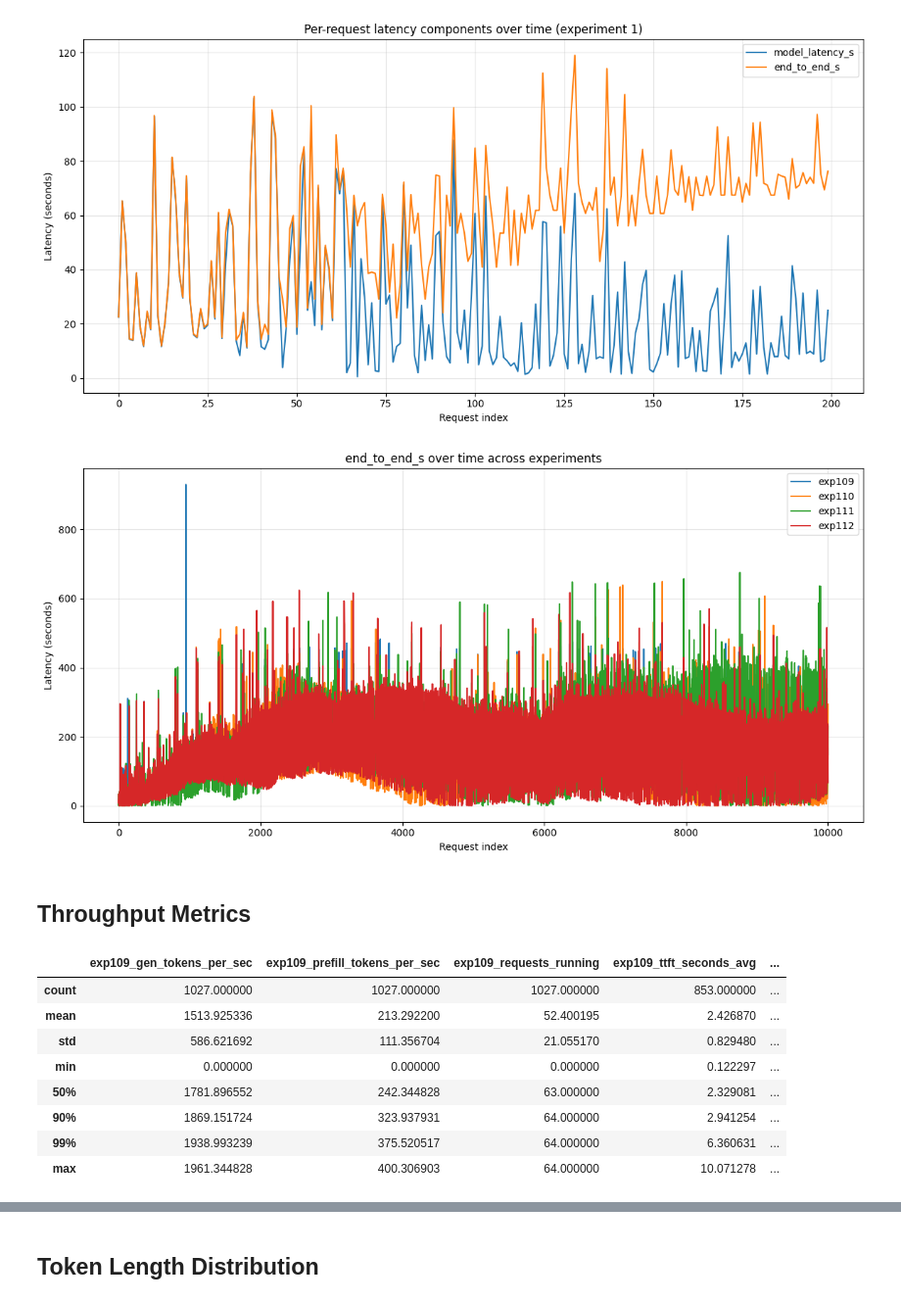
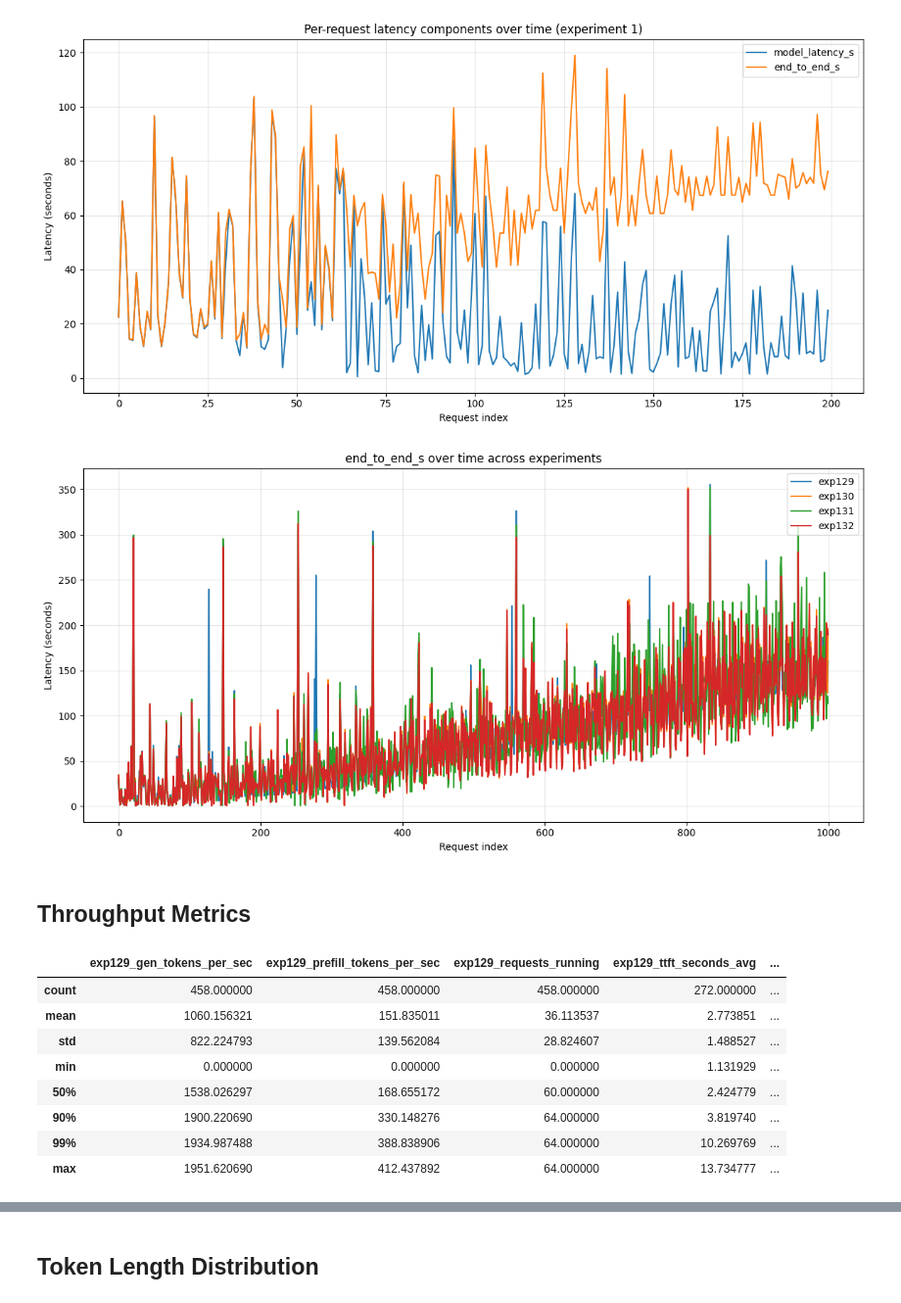
Before and after one commit to immengzi/LLM-LA, a Jupyter notebook: microservice/analysis.ipynb, the cells around one changed output, grey strips where cells are left out. Shown at 98% size. Cells and saved outputs as stored; diff of their text form; code cells hidden in the pictures.

Commit message:
fixed the lost request problem

```diff
--- a/microservice/analysis.ipynb
+++ b/microservice/analysis.ipynb
@@ -360,7 +370,12 @@ import matplotlib.pyplot as plt
 # experiments = [97, 98, 99, 100]
 # experiments = [101, 102, 103, 104]
 # experiments = [105, 106, 107, 108]
-experiments = [109, 110, 111, 112]
+# experiments = [109, 110, 111, 112]
+# experiments = [113, 114, 115, 116]
+# experiments = [117, 118, 119, 120]
+# experiments = [121, 122, 123, 124]
+# experiments = [125, 126, 127, 128]
+experiments = [129, 130, 131, 132]
 # ----------------------------
 
 # ---- choose ONE metric (uncomment exactly one) ----
@@ -371,34 +386,34 @@ metric = "end_to_end_s"          # total client → router → server → client
 # metric = "sidecar_queue_s"     # waiting time inside sidecar
 # metric = "vllm_compute_s"      # actual model compute time
 # metric = "router_post_result_s"
 # -----------------------------------------------
 
 plt.figure(figsize=(12, 6))
 
 for exp_id in experiments:
     df = (
         load_experiment_latencies(exp_id=exp_id)
         .sort_values("idx")
         .reset_index(drop=True)
     )
 
     if metric not in df.columns:
         print(f"Skipping exp{exp_id}: {metric} not found")
         continue
 
     x = df["idx"]
     y = df[metric]
 
     plt.plot(x, y, label=f"exp{exp_id}")
 
 plt.xlabel("Request index")
 plt.ylabel("Latency (seconds)")
 plt.title(f"{metric} over time across experiments")
 plt.legend(loc="upper right")
 plt.grid(True, alpha=0.3)
 plt.tight_layout()
 # %% [output]
-[figure, old version]
+[figure, new version]
 # %% [markdown]
 ## Throughput Metrics
 # %%
@@ -433,7 +448,12 @@ import pandas as pd
 # experiments = [97, 98, 99, 100]
 # experiments = [101, 102, 103, 104]
 # experiments = [105, 106, 107, 108]
-experiments = [109, 110, 111, 112]
+# experiments = [109, 110, 111, 112]
+# experiments = [113, 114, 115, 116]
+# experiments = [117, 118, 119, 120]
+# experiments = [121, 122, 123, 124]
+# experiments = [125, 126, 127, 128]
+experiments = [129, 130, 131, 132]
 # ----------------------------------------------
 
 # Prometheus metric columns of interest
@@ -501,15 +521,15 @@ comparison = pd.concat(summaries, axis=1)
 
 comparison
 # %% [output]
-|  | exp109_gen_tokens_per_sec | exp109_prefill_tokens_per_sec | exp109_requests_running | exp109_ttft_seconds_avg | ... |
-| count | 1027.000000 | 1027.000000 | 1027.000000 | 853.000000 | ... |
-| mean | 1513.925336 | 213.292200 | 52.400195 | 2.426870 | ... |
-| std | 586.621692 | 111.356704 | 21.055170 | 0.829480 | ... |
-| min | 0.000000 | 0.000000 | 0.000000 | 0.122297 | ... |
-| 50% | 1781.896552 | 242.344828 | 63.000000 | 2.329081 | ... |
-| 90% | 1869.151724 | 323.937931 | 64.000000 | 2.941254 | ... |
-| 99% | 1938.993239 | 375.520517 | 64.000000 | 6.360631 | ... |
-| max | 1961.344828 | 400.306903 | 64.000000 | 10.071278 | ... |
+|  | exp129_gen_tokens_per_sec | exp129_prefill_tokens_per_sec | exp129_requests_running | exp129_ttft_seconds_avg | ... |
+| count | 458.000000 | 458.000000 | 458.000000 | 272.000000 | ... |
+| mean | 1060.156321 | 151.835011 | 36.113537 | 2.773851 | ... |
+| std | 822.224793 | 139.562084 | 28.824607 | 1.488527 | ... |
+| min | 0.000000 | 0.000000 | 0.000000 | 1.131929 | ... |
+| 50% | 1538.026297 | 168.655172 | 60.000000 | 2.424779 | ... |
+| 90% | 1900.220690 | 330.148276 | 64.000000 | 3.819740 | ... |
+| 99% | 1934.987488 | 388.838906 | 64.000000 | 10.269769 | ... |
+| max | 1951.620690 | 412.437892 | 64.000000 | 13.734777 | ... |
 # %%
 from experiment_analysis import load_experiment_prom_samples
 import matplotlib.pyplot as plt
```
Also changed, not shown: parts of 9 cells of this notebook, 46 other files.
